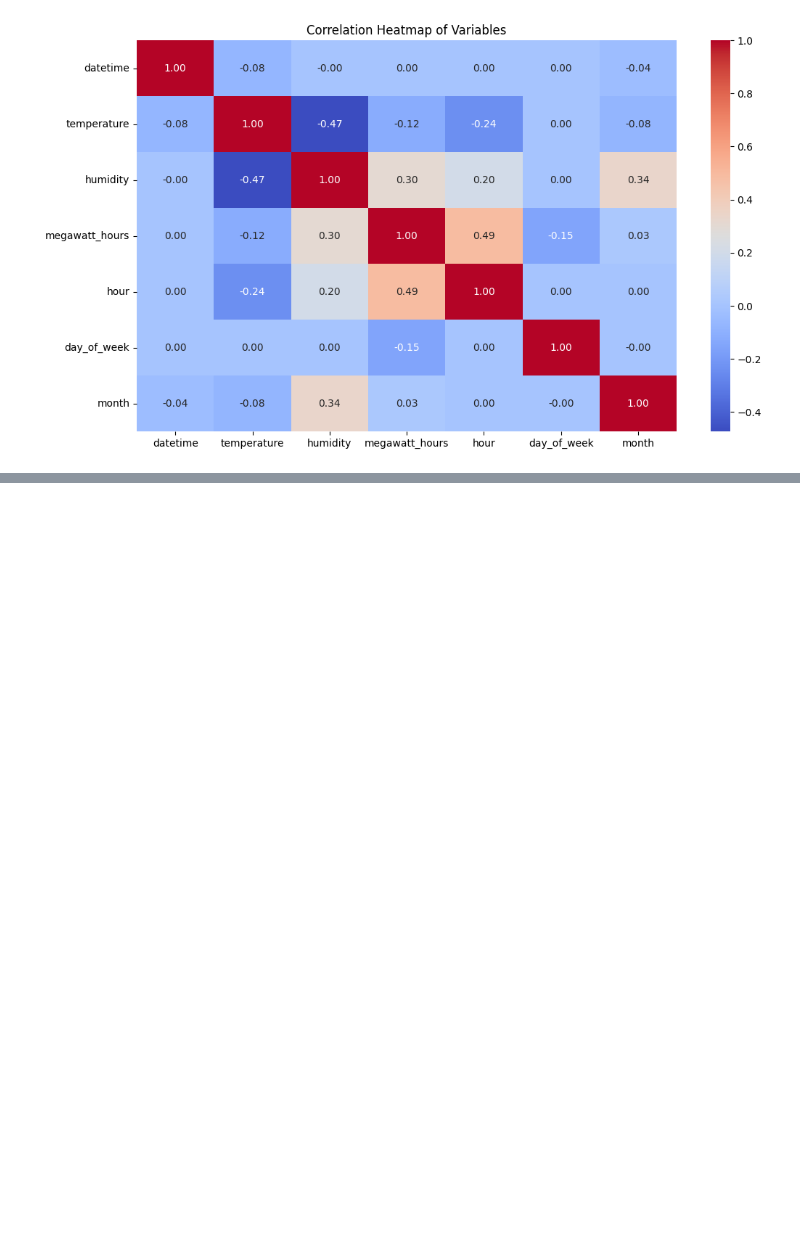
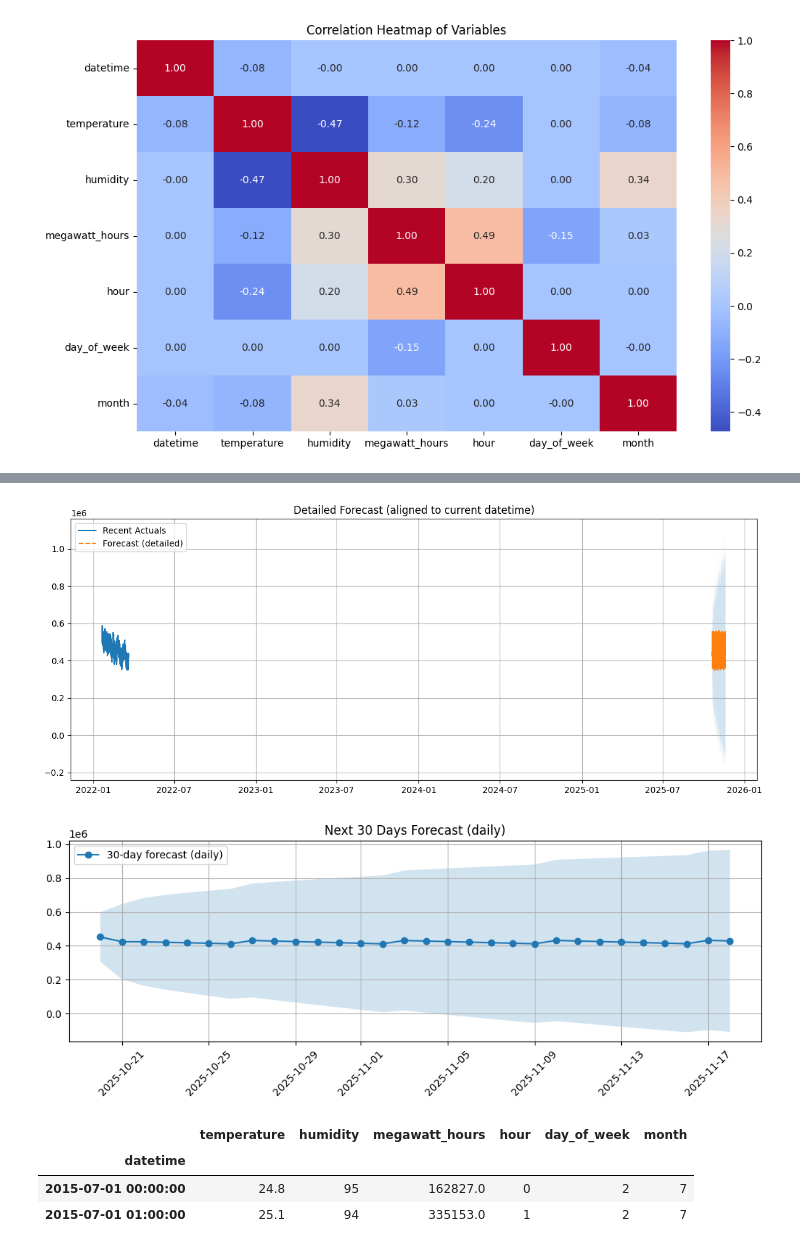
Before and after one commit to susantkumarsahoo/TimeSeriesForecasting_End_To_End, a Jupyter notebook: notebooks/05_note05ARIMA_SARIMAX.ipynb, the cells around one changed output, grey strips where cells are left out. Drawn from its saved outputs; the diff is of its cells as text; code cells hidden in the pictures; blank space fills up the shorter version.

```diff
--- a/notebooks/05_note05.ipynb
+++ b/notebooks/05_note05ARIMA_SARIMAX.ipynb
@@ -373,0 +642,8 @@ plt.show()
+# %%
+# -------------------------------------------------------------------
+# 6. CREATE EXOG FOR FUTURE PERIODS (estimated)
+# -------------------------------------------------------------------
+future_df = pd.DataFrame(index=future_index)
+future_df['hour'] = future_df.index.hour
+future_df['day_of_week'] = future_df.index.dayofweek
+future_df['month'] = future_df.index.month
@@ -373,0 +697,11 @@ plt.show()
+# %%
+# -------------------------------------------------------------------
+# 7. GET FORECAST FOR THE FUTURE INDEX
+# -------------------------------------------------------------------
+forecast_res = model_fit.get_forecast(steps=periods, exog=future_exog)
+forecast_df = forecast_res.summary_frame()
+forecast_df.index = future_index  # align
+
+# Show first rows
+print("\nDetailed forecast (first 10 rows):")
+print(forecast_df[['mean', 'mean_ci_lower', 'mean_ci_upper']].head(10))
@@ -373,0 +762,33 @@ plt.show()
+# %%
+# -------------------------------------------------------------------
+# 9. PLOT results
+# -------------------------------------------------------------------
+plt.figure(figsize=(12,5))
+# show recent actuals (last 30 days if available)
+try:
+    recent = y[-(periods*2):]  # show some recent history
+    plt.plot(recent.index, recent.values, label='Recent Actuals')
+except Exception:
+    pass
+
+plt.plot(forecast_df.index, forecast_df['mean'], label='Forecast (detailed)', linestyle='--')
+plt.fill_between(forecast_df.index, forecast_df['mean_ci_lower'], forecast_df['mean_ci_upper'], alpha=0.2)
+plt.title("Detailed Forecast (aligned to current datetime)")
+plt.legend()
+plt.grid(True)
+plt.tight_layout()
+plt.show()
+
+# Plot daily 30-day forecast
+plt.figure(figsize=(10,4))
+plt.plot(daily_forecast.index, daily_forecast['mean'], marker='o', label='30-day forecast (daily)')
+plt.fill_between(daily_forecast.index, daily_forecast['ci_lower'], daily_forecast['ci_upper'], alpha=0.2)
+plt.title("Next 30 Days Forecast (daily)")
+plt.xticks(rotation=45)
+plt.grid(True)
+plt.legend()
+plt.tight_layout()
+plt.show()
+# %% [output]
+[figure, added]
+[figure, added]
@@ -373,0 +808,7 @@ plt.show()
+# %%
+final_df.head(2)
+# %% [output]
+|  | temperature | humidity | megawatt_hours | hour | day_of_week | month |
+| datetime |  |  |  |  |  |  |
+| 2015-07-01 00:00:00 | 24.8 | 95 | 162827.0 | 0 | 2 | 7 |
+| 2015-07-01 01:00:00 | 25.1 | 94 | 335153.0 | 1 | 2 | 7 |
```
Also changed, not shown: parts of 40 cells of this notebook.
